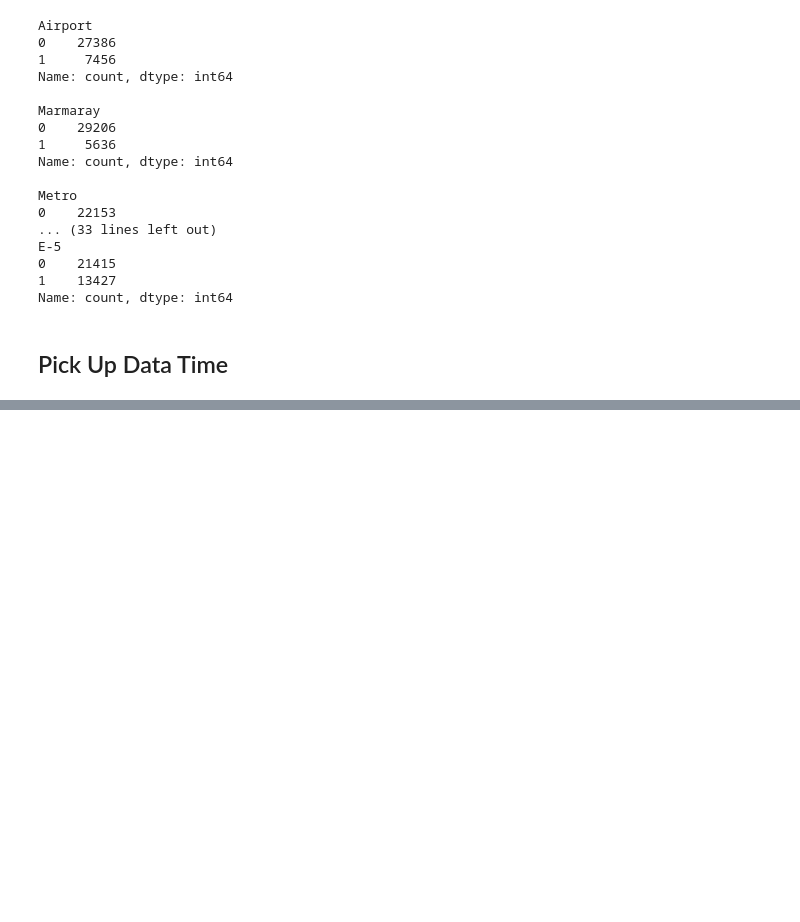
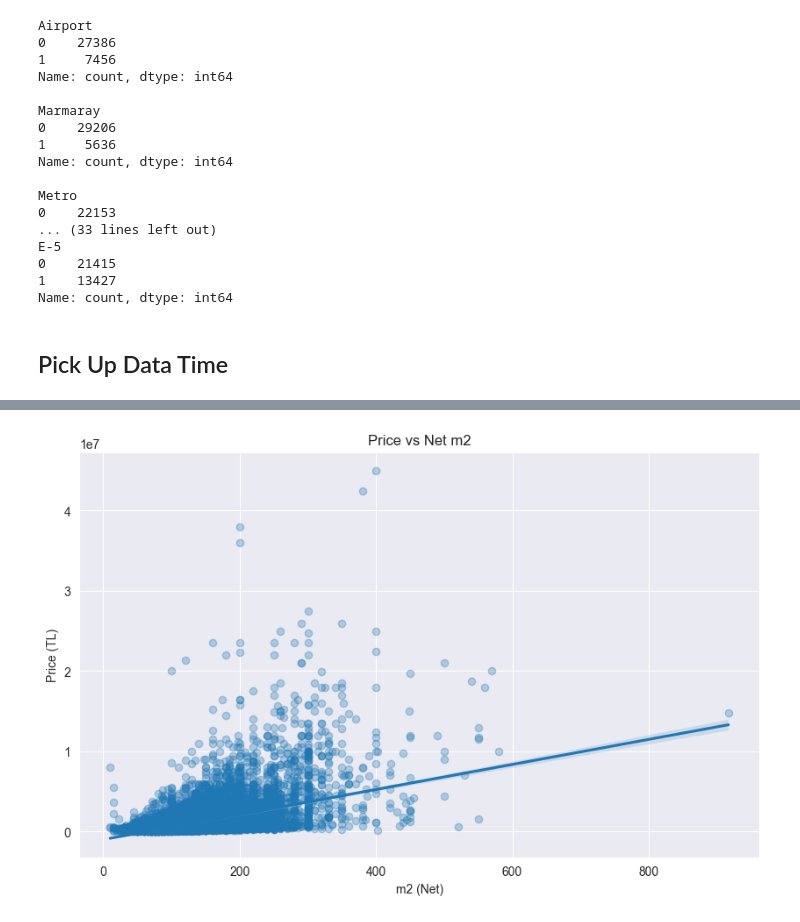
Before and after one commit to muhammetcubukluoz/IstanbulHousePricePrediction_ML, a Jupyter notebook: istanbul_house_price_prediction.ipynb, the cells around one changed output, grey strips where cells are left out. Saved outputs shown, nothing was run; the diff lists cells and outputs as text; code cells hidden in the pictures; blank space fills up the shorter version.

```diff
--- a/istanbul_house_price_prediction.ipynb
+++ b/istanbul_house_price_prediction.ipynb
@@ -617,0 +730,12 @@ data = data.drop("Pick Up Data Time", axis=1)
+# %%
+plt.figure(figsize=(10,6))
+sns.regplot(
+    data=data,
+    x="m2 (Net)",
+    y="Price (TL)",
+    scatter_kws={"alpha":0.3}
+)
+plt.title("Price vs Net m2")
+plt.show()
+# %% [output]
+[figure, added]
```
Also changed, not shown: parts of 18 cells of this notebook.
